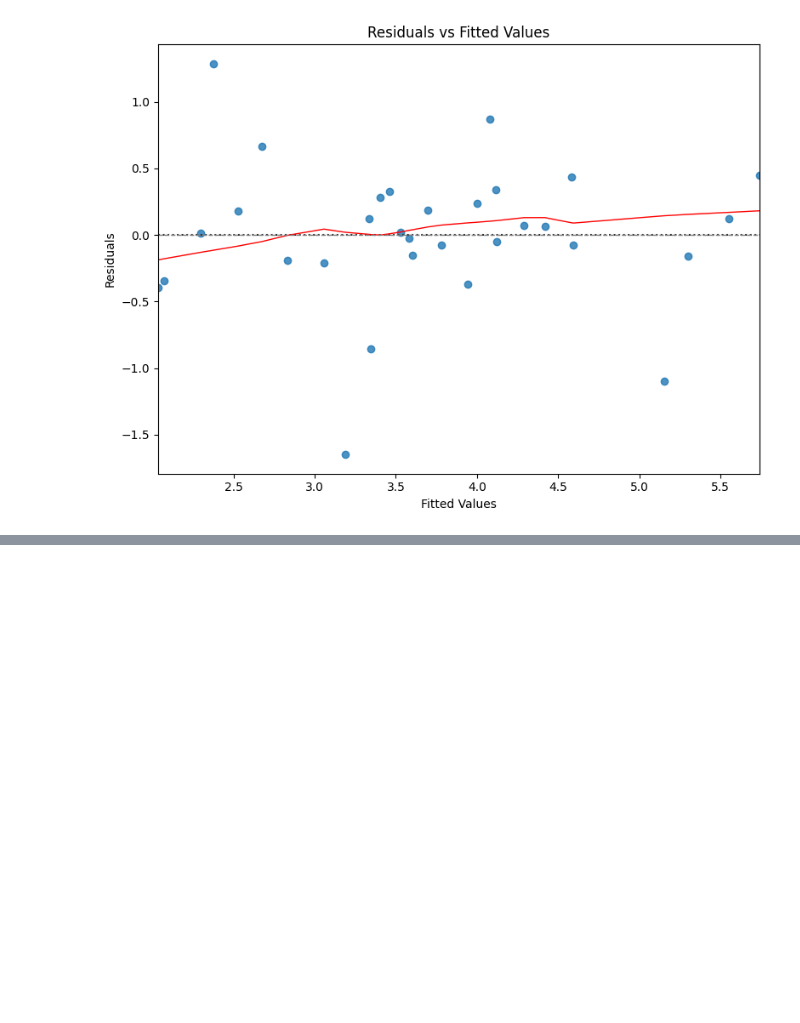
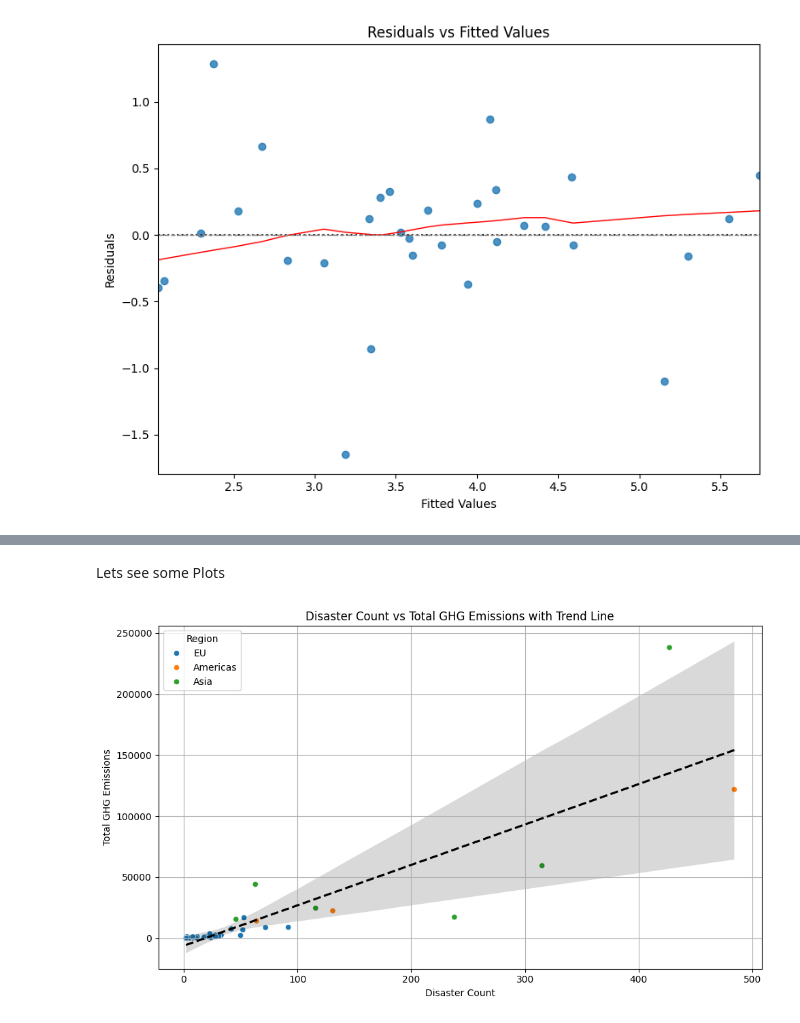
Before and after one commit to Graspp-25-Spring/GraSPP-25S-climatechange, a Jupyter notebook: notebooks/20250525_Disaster_Data.ipynb, the cells around one changed output, grey strips where cells are left out. Saved outputs shown, nothing was run; the diff lists cells and outputs as text; code cells hidden in the pictures; blank space fills up the shorter version.

Commit message:
Update with GHG data

```diff
--- a/notebooks/20250525_Disaster_Data.ipynb
+++ b/notebooks/20250525_Disaster_Data.ipynb
@@ -420,0 +489,5 @@ plt.show()
+# %%
+df_disaster=summary
+df_disaster.head(10)
+df_disaster = df_disaster.drop(columns=["hover_text", "customdata"])
+df_disaster.head()
@@ -420,0 +616,5 @@ plt.show()
+# %%
+df_disaster_with_eu["Country"] = df_disaster_with_eu["Country"].replace(country_rename_map_reverse)
+print("\nDisaster Dataset Countries:")
+print(df_disaster_with_eu["Country"].dropna().unique())
+print("Total number of unique countries:", df_disaster_with_eu["Country"].nunique())
@@ -420,0 +631,23 @@ plt.show()
+# %%
+# Merge disaster data with GHG totals
+df_combined_totals = pd.merge(
+    df_disaster_with_eu,
+    df_totals_filtered,
+    on="Country",
+    how="inner"  # or "left" if you want to keep all disaster countries
+)
+
+# Drop EDGAR country code
+df_combined_totals = df_combined_totals.drop(columns=["EDGAR Country Code"])
+
+# Drop year columns before 2005
+year_columns_to_drop = [col for col in df_combined_totals.columns if str(col).isdigit() and int(col) < 2005]
+df_combined_totals = df_combined_totals.drop(columns=year_columns_to_drop)
+
+# Choose columns for GHG emissions (assuming they are years)
+ghg_years = [col for col in df_combined_totals.columns if str(col).isdigit() and int(col) >= 2005]
+df_combined_totals["Total GHG Emissions"] = df_combined_totals[ghg_years].sum(axis=1)
+
+
+# Check result
+df_combined_totals.head()
@@ -420,0 +662,16 @@ plt.show()
+# %% [markdown]
+Lets see some Plots
+# %%
+# Removing outlier
+# Filter out EU27
+df_combined_totals = df_combined_totals[df_combined_totals["Country"] != "EU27"]
+# %%
+plt.figure(figsize=(10, 6))
+sns.scatterplot(data=df_combined_totals, x="Disaster Count", y="Total GHG Emissions", hue="Region")
+sns.regplot(data=df_combined_totals, x="Disaster Count", y="Total GHG Emissions", scatter=False, color='black', line_kws={"linestyle":"--"})
+plt.title("Disaster Count vs Total GHG Emissions with Trend Line")
+plt.grid(True)
+plt.tight_layout()
+plt.show()
+# %% [output]
+[figure, added]
```
Also changed, not shown: parts of 44 cells of this notebook.
